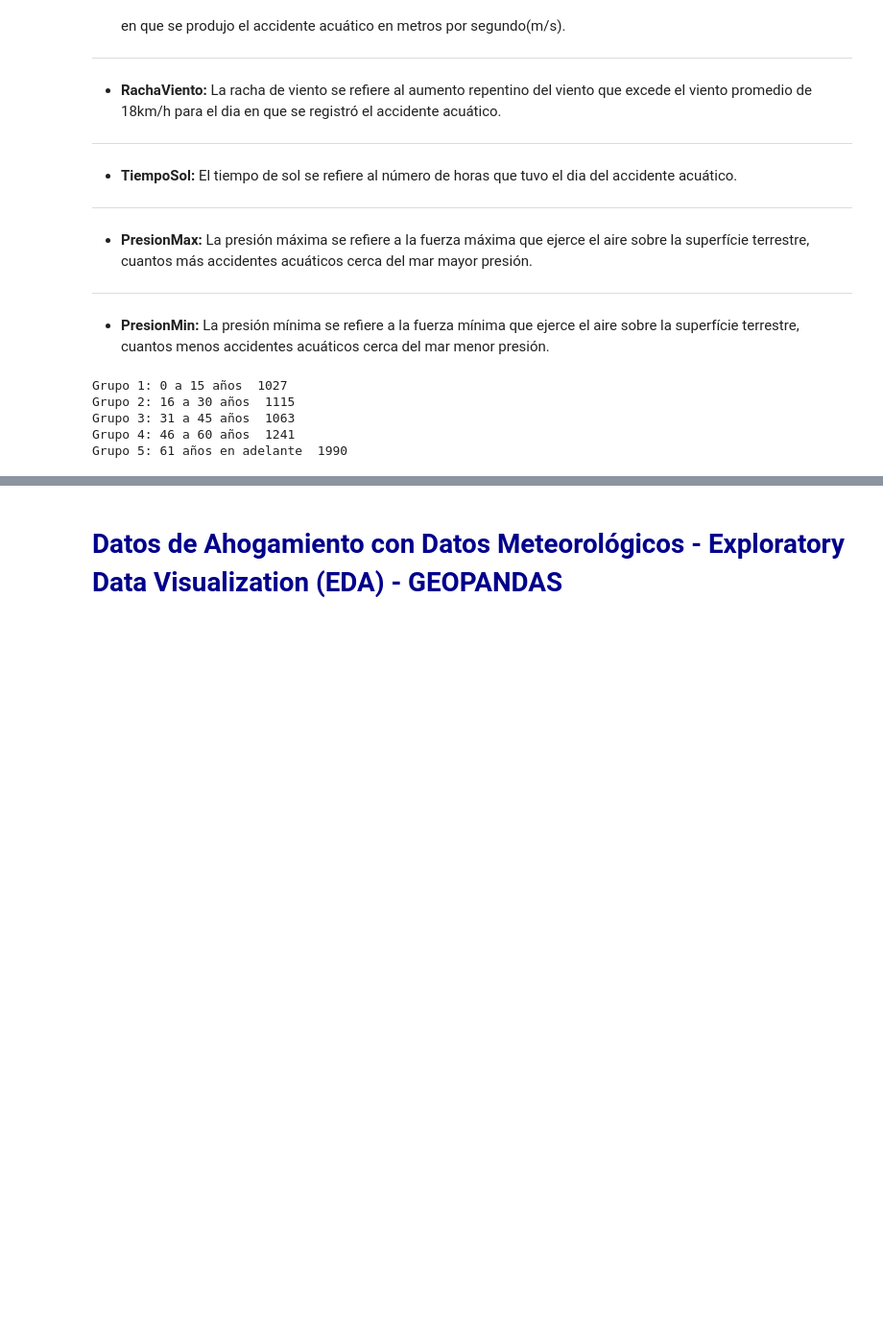
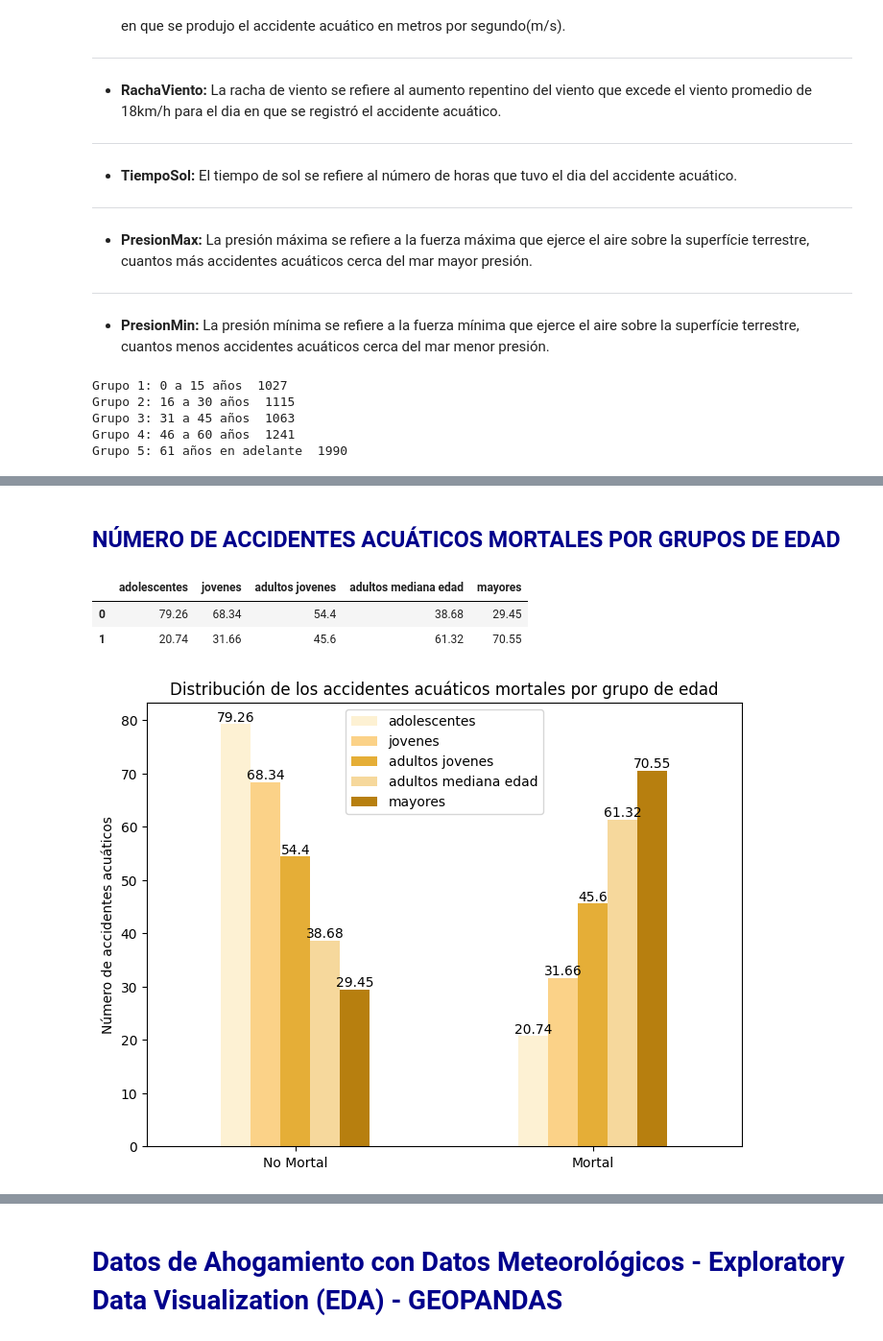
Before and after one commit to adrianova8/Datos_Ahogamientos_Espana, a Jupyter notebook: TFM - Notebooks/Datos de Ahogamiento con Datos Meteorológicos - Exploratory Data Visualization (EDA).ipynb, the cells around one changed output, grey strips where cells are left out. Shown at 96% size. Saved outputs shown, nothing was run; the diff lists cells and outputs as text; code cells hidden in the pictures; blank space fills up the shorter version.

```diff
--- a/TFM - Notebooks/Datos de Ahogamiento con Datos Meteorológicos - Exploratory Data Visualization (EDA).ipynb
+++ b/TFM - Notebooks/Datos de Ahogamiento con Datos Meteorológicos - Exploratory Data Visualization (EDA).ipynb
@@ -133,0 +218,41 @@ mayores = datos_ahogamientos[(datos_ahogamientos["Edad"] >= 61)]
+# %% [markdown]
+## <span style=color:darkblue> NÚMERO DE ACCIDENTES ACUÁTICOS MORTALES POR GRUPOS DE EDAD </span>
+# %%
+# Creamos un diccionario con los accidentes acuáticos mortales (en %)
+mortal_deaths = {}
+
+for age_type in age_types:
+
+    df = globals()[age_type]
+    mortal_deaths[age_type] = round(df["AhogamientoMortal"].value_counts() / len(df["AhogamientoMortal"]) * 100, 2)
+
+# Creamos un dataframe
+mortal_deaths = pd.DataFrame(mortal_deaths)
+# Cambiamos los nombres de las columnas
+mortal_deaths.columns = name_age_types
+
+mortal_deaths
+# %% [output]
+|  | adolescentes | jovenes | adultos jovenes | adultos mediana edad | mayores |
+| 0 | 79.26 | 68.34 | 54.4 | 38.68 | 29.45 |
+| 1 | 20.74 | 31.66 | 45.6 | 61.32 | 70.55 |
+# %%
+# Dibujamos los accidentes acuáticos mortales por grupo de edad
+colors = ["#fdf1d3",  "#fbd288", "#e5ae37", "#f6d89c", "#b77f0f"]
+ax = mortal_deaths.plot.bar(stacked = False, figsize = (8, 6), color = colors)
+plt.title("Distribución de los accidentes acuáticos mortales por grupo de edad")
+plt.ylabel("Número de accidentes acuáticos")
+x = [0, 1]
+plt.xticks(x, ['No Mortal', 'Mortal'], rotation = 0)
+
+# Cambiamos la ubicación de la leyenda
+plt.legend(loc='upper center')
+
+# Agregamos los valores dentro de las barras
+for c in ax.containers:
+    ax.bar_label(c, label_type='edge')
+
+
+plt.show()
+# %% [output]
+[figure, added]
```
Also changed, not shown: parts of 63 cells of this notebook.
